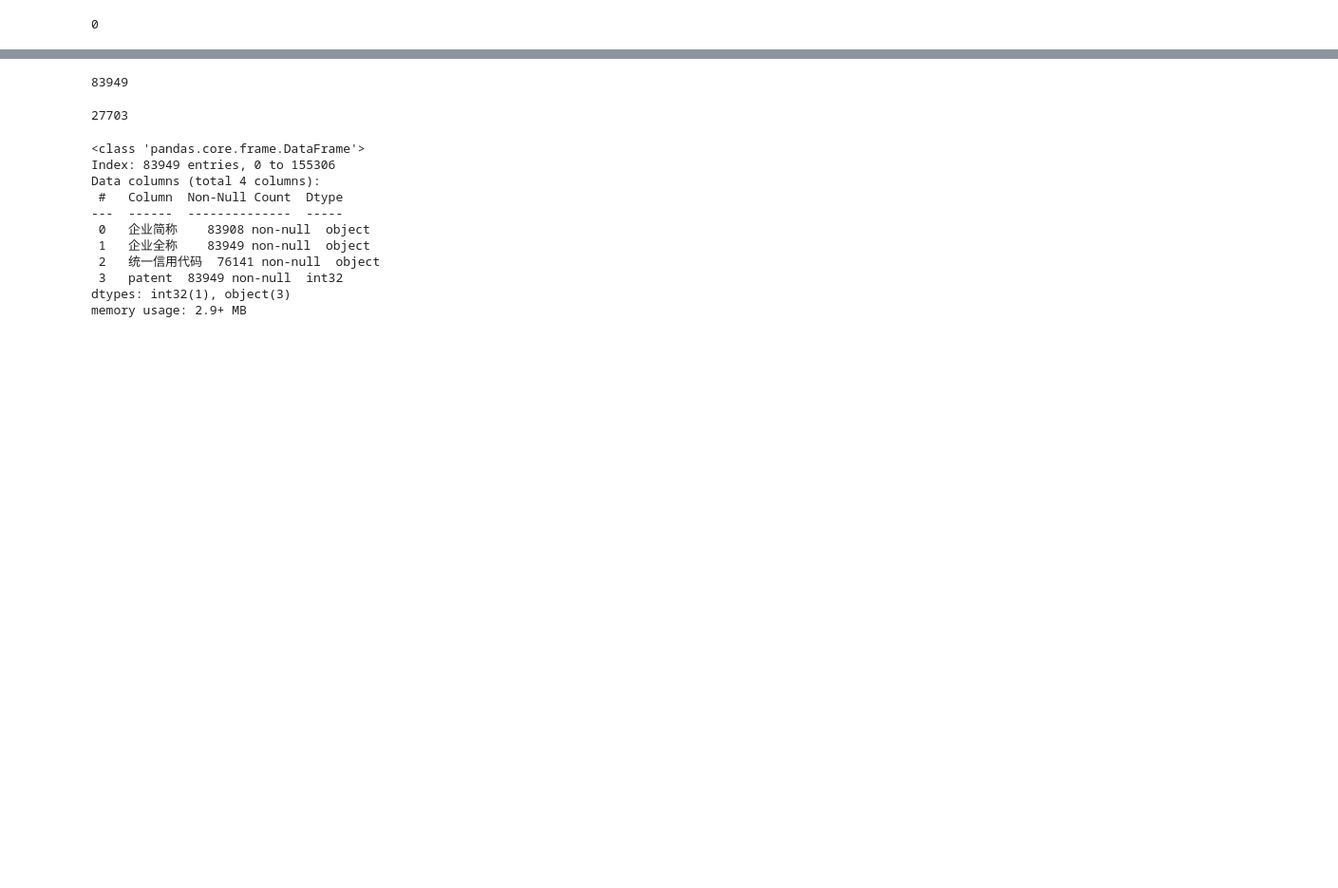
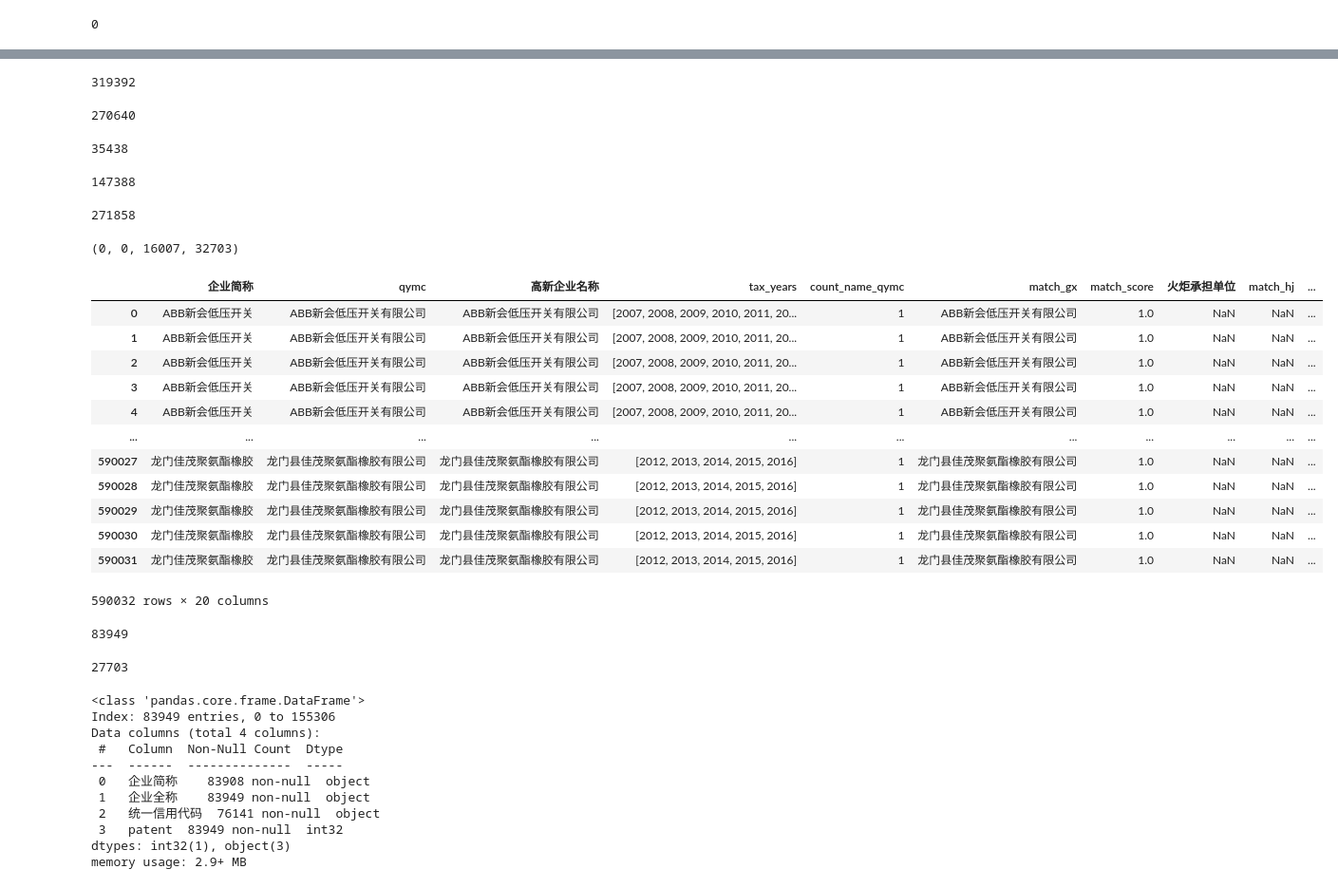
Before and after one commit to ideatechresearch/patent_invest, a Jupyter notebook: 专精特新&高新技术&税调&创新基金&火炬项目&融资企业与专利.ipynb, the cells around one changed output, grey strips where cells are left out. Shown: that part at 95% size. Drawn from its saved outputs; the diff is of its cells as text; code cells hidden in the pictures; blank space fills up the shorter version.

```diff
--- a/专精特新&高新技术&税调&创新基金&火炬项目&融资企业与专利.ipynb
+++ b/专精特新&高新技术&税调&创新基金&火炬项目&融资企业与专利.ipynb
@@ -2676,0 +3331,5 @@ patent_all_7[['申请号','公开（公告）号','table_name','企业简称']].
+# %%
+patent_tax_gx_companie=patent_tax_gx_companie.merge(gxqy[['企业简称', '核准时间']].drop_duplicates(), left_on=['企业简称', '观察年'], right_on=['企业简称', '核准时间'], how='left', indicator=True)
+patent_tax_gx_companie['isingx'] =patent_tax_gx_companie['_merge'].apply(lambda x: 1 if x == 'both' else 0)
+patent_tax_gx_companie.drop(columns=['_merge', '核准时间'], inplace=True)
+sorted(gxqy['核准时间'].unique())
@@ -2676,0 +3354,56 @@ patent_all_7[['申请号','公开（公告）号','table_name','企业简称']].
+# %%
+cumulative_gx_list = {}
+for year in sorted(gxqy['核准时间'].dropna().unique().astype(int)):
+    if year not in cumulative_gx_list:
+        cumulative_gx_list[year] = set(gxqy[gxqy['核准时间'] <= year]['企业简称'])
+
+patent_tax_gx_companie['高新'] = patent_tax_gx_companie.apply(lambda row: row['企业简称'] in cumulative_gx_list.get(row['观察年'], set()), axis=1).astype(int)
+patent_tax_gx_companie['treat_gx']=  patent_tax_gx_companie.groupby('企业简称')['高新'].transform(lambda x: 0 if (x == 0).all() else 1)
+patent_tax_gx_companie['treat_gx'].sum()
+# %% [output]
+319392
+# %%
+(patent_tax_gx_companie['treat_gx']==0).sum()
+# %% [output]
+270640
+# %%
+patent_tax_gx_companie.企业简称.nunique()
+# %% [output]
+35438
+# %%
+patent_tax_gx_companie=patent_tax_gx_companie.merge(patent_all_7[['企业简称', '申请年']].drop_duplicates(), left_on=['企业简称', '观察年'], right_on=['企业简称', '申请年'], how='left', indicator=True)
+patent_tax_gx_companie['isinpt'] =patent_tax_gx_companie['_merge'].apply(lambda x: 1 if x == 'both' else 0)
+patent_tax_gx_companie.drop(columns=['_merge', '申请年'], inplace=True)
+patent_tax_gx_companie['isinpt'].sum()
+# %% [output]
+147388
+# %%
+cumulative_pt_list = {}
+for year in sorted(patent_all_7['申请年'].dropna().unique().astype(int)):
+    if year not in cumulative_pt_list:
+        cumulative_pt_list[year] = set(patent_all_7.loc[patent_all_7['申请年'] <= year,'企业简称'].dropna())
+
+patent_tax_gx_companie['专利'] = patent_tax_gx_companie.apply(lambda row: row['企业简称'] in cumulative_pt_list.get(row['观察年'], set()),axis=1).astype(int)
+(patent_tax_gx_companie['专利']==0).sum()
+# %% [output]
+271858
+# %%
+(patent_tax_gx_companie.groupby('企业简称')['专利'].sum()==0).sum(),(patent_tax_gx_companie.groupby('企业简称')['税调'].sum()==0).sum(),(patent_tax_gx_companie.groupby('企业简称')['高新'].sum()==0).sum(),(patent_tax_gx_companie.groupby('企业简称')['火炬'].sum()==0).sum()
+# %% [output]
+(0, 0, 16007, 32703)
+# %%
+patent_tax_gx_companie
+# %% [output]
+|  | 企业简称 | qymc | 高新企业名称 | tax_years | count_name_qymc | match_gx | match_score | 火炬承担单位 | match_hj | ... |
+| 0 | ABB新会低压开关 | ABB新会低压开关有限公司 | ABB新会低压开关有限公司 | [2007, 2008, 2009, 2010, 2011, 20... | 1 | ABB新会低压开关有限公司 | 1.0 | NaN | NaN | ... |
+| 1 | ABB新会低压开关 | ABB新会低压开关有限公司 | ABB新会低压开关有限公司 | [2007, 2008, 2009, 2010, 2011, 20... | 1 | ABB新会低压开关有限公司 | 1.0 | NaN | NaN | ... |
+| 2 | ABB新会低压开关 | ABB新会低压开关有限公司 | ABB新会低压开关有限公司 | [2007, 2008, 2009, 2010, 2011, 20... | 1 | ABB新会低压开关有限公司 | 1.0 | NaN | NaN | ... |
+| 3 | ABB新会低压开关 | ABB新会低压开关有限公司 | ABB新会低压开关有限公司 | [2007, 2008, 2009, 2010, 2011, 20... | 1 | ABB新会低压开关有限公司 | 1.0 | NaN | NaN | ... |
+| 4 | ABB新会低压开关 | ABB新会低压开关有限公司 | ABB新会低压开关有限公司 | [2007, 2008, 2009, 2010, 2011, 20... | 1 | ABB新会低压开关有限公司 | 1.0 | NaN | NaN | ... |
+| ... | ... | ... | ... | ... | ... | ... | ... | ... | ... | ... |
+| 590027 | 龙门佳茂聚氨酯橡胶 | 龙门县佳茂聚氨酯橡胶有限公司 | 龙门县佳茂聚氨酯橡胶有限公司 | [2012, 2013, 2014, 2015, 2016] | 1 | 龙门县佳茂聚氨酯橡胶有限公司 | 1.0 | NaN | NaN | ... |
+| 590028 | 龙门佳茂聚氨酯橡胶 | 龙门县佳茂聚氨酯橡胶有限公司 | 龙门县佳茂聚氨酯橡胶有限公司 | [2012, 2013, 2014, 2015, 2016] | 1 | 龙门县佳茂聚氨酯橡胶有限公司 | 1.0 | NaN | NaN | ... |
+| 590029 | 龙门佳茂聚氨酯橡胶 | 龙门县佳茂聚氨酯橡胶有限公司 | 龙门县佳茂聚氨酯橡胶有限公司 | [2012, 2013, 2014, 2015, 2016] | 1 | 龙门县佳茂聚氨酯橡胶有限公司 | 1.0 | NaN | NaN | ... |
+| 590030 | 龙门佳茂聚氨酯橡胶 | 龙门县佳茂聚氨酯橡胶有限公司 | 龙门县佳茂聚氨酯橡胶有限公司 | [2012, 2013, 2014, 2015, 2016] | 1 | 龙门县佳茂聚氨酯橡胶有限公司 | 1.0 | NaN | NaN | ... |
+| 590031 | 龙门佳茂聚氨酯橡胶 | 龙门县佳茂聚氨酯橡胶有限公司 | 龙门县佳茂聚氨酯橡胶有限公司 | [2012, 2013, 2014, 2015, 2016] | 1 | 龙门县佳茂聚氨酯橡胶有限公司 | 1.0 | NaN | NaN | ... |
+590032 rows × 20 columns
```
Also changed, not shown: parts of 108 cells of this notebook, 1 other file.
